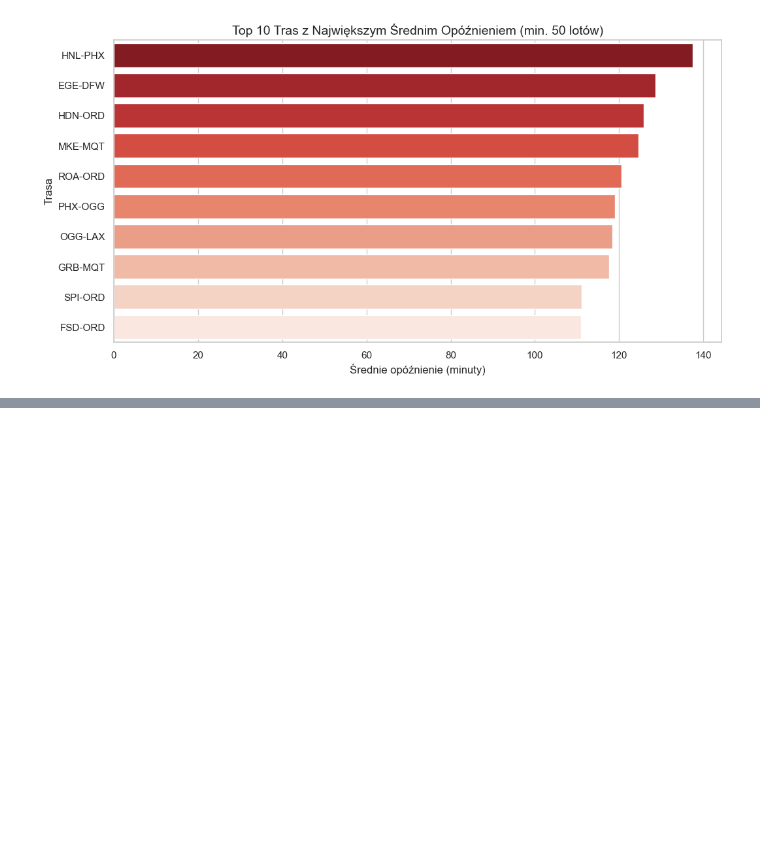
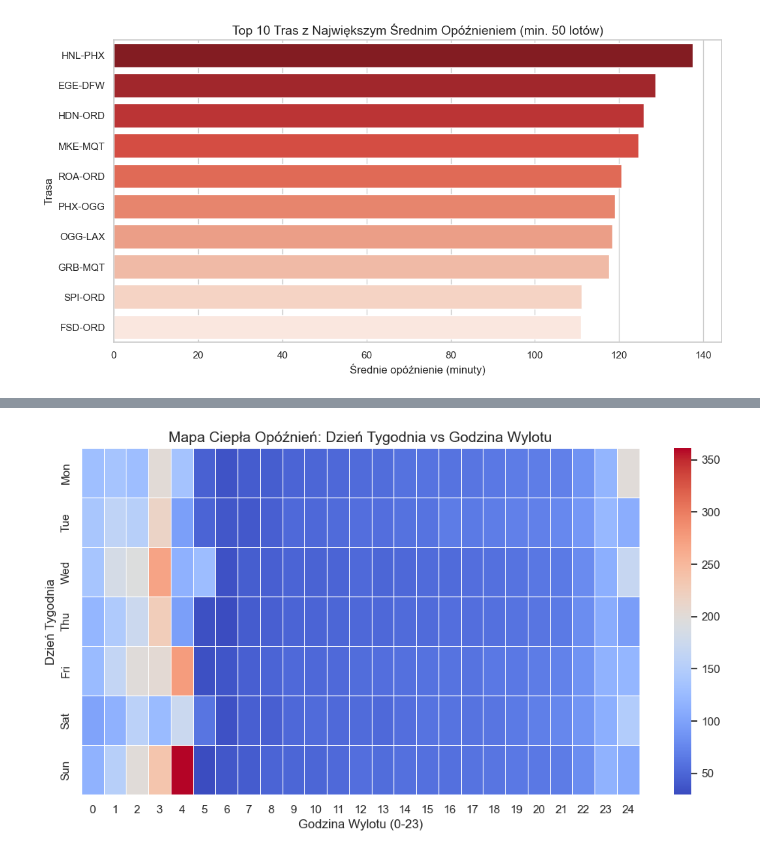
Before and after one commit to kelvin-ux/flight-delay-predictor, a Jupyter notebook: flight_delay_eda.ipynb, the cells around one changed output, grey strips where cells are left out. Drawn from its saved outputs; the diff is of its cells as text; code cells hidden in the pictures; blank space fills up the shorter version.

```diff
--- a/flight_delay_eda.ipynb
+++ b/flight_delay_eda.ipynb
@@ -250,0 +269,19 @@ plt.show()
+# %%
+heatmap_data = df_clean.groupBy("DayOfWeek", "DepHour") \
+    .agg(avg("ArrDelay").alias("AvgDelay")) \
+    .orderBy("DayOfWeek", "DepHour") \
+    .toPandas()
+
+heatmap_pivot = heatmap_data.pivot(index="DayOfWeek", columns="DepHour", values="AvgDelay")
+
+days_map = {1: 'Mon', 2: 'Tue', 3: 'Wed', 4: 'Thu', 5: 'Fri', 6: 'Sat', 7: 'Sun'}
+heatmap_pivot.index = heatmap_pivot.index.map(days_map)
+
+plt.figure(figsize=(12, 6))
+sns.heatmap(heatmap_pivot, cmap="coolwarm", annot=False, fmt=".1f", linewidths=.5)
+plt.title("Mapa Ciepła Opóźnień: Dzień Tygodnia vs Godzina Wylotu", fontsize=14)
+plt.xlabel("Godzina Wylotu (0-23)")
+plt.ylabel("Dzień Tygodnia")
+plt.show()
+# %% [output]
+[figure, added]
```
Also changed, not shown: parts of 5 cells of this notebook.
